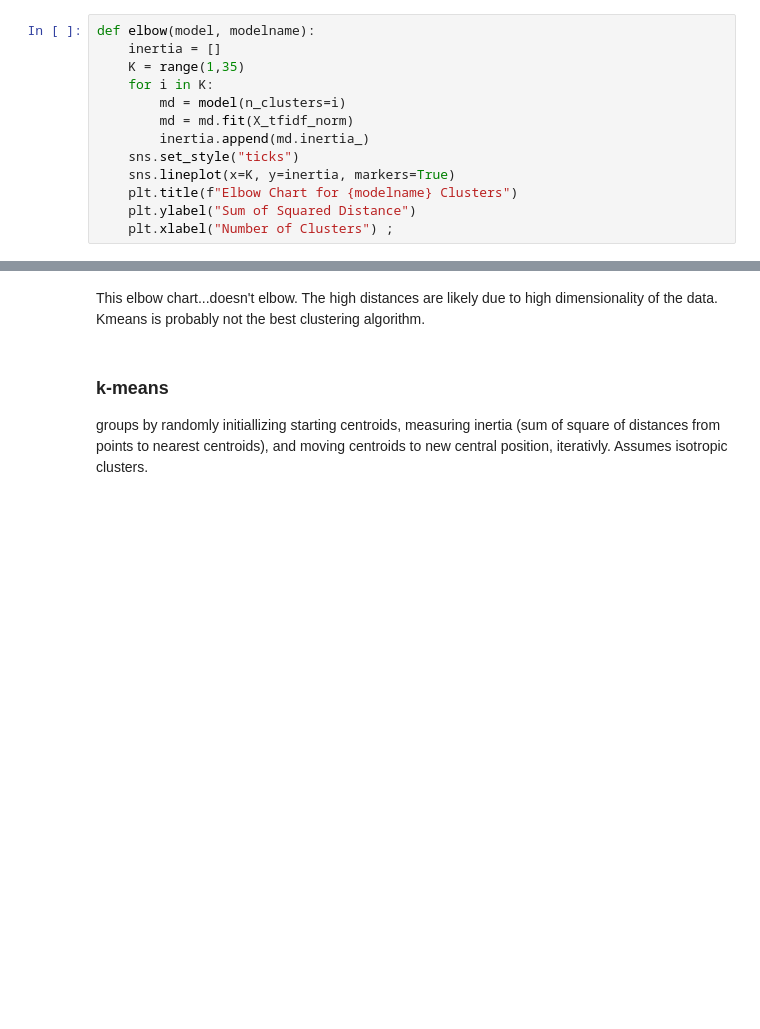
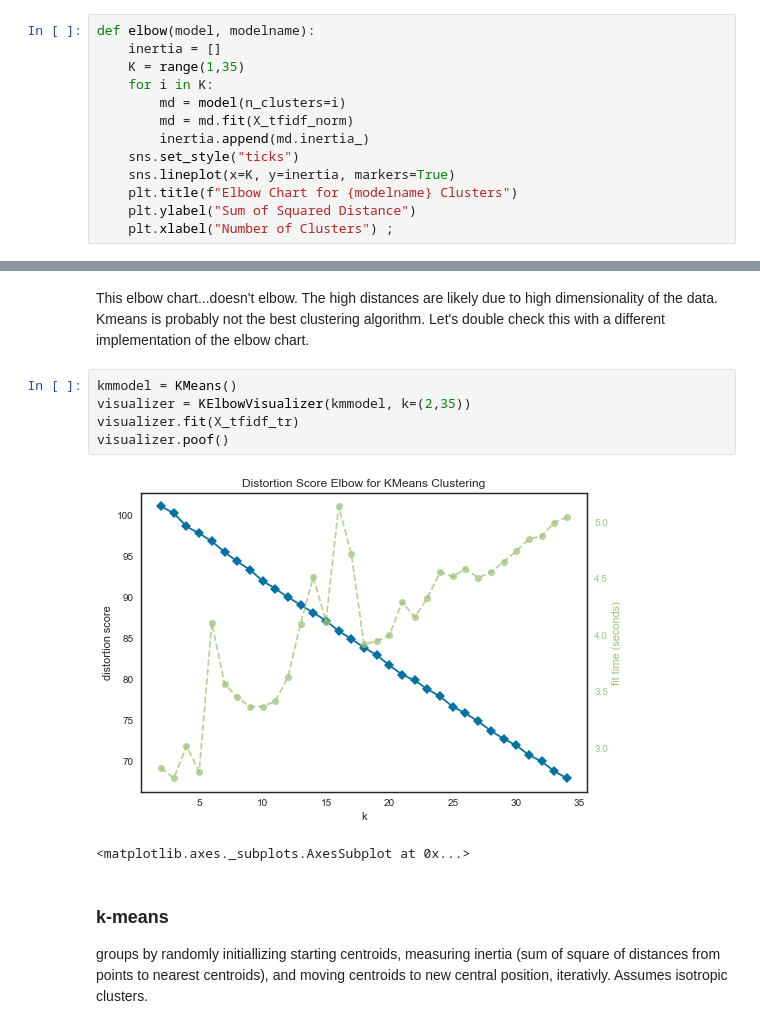
Before and after one commit to chrisoyer/unsupervised_learning-scifi_stories, a Jupyter notebook: scifi_stories.ipynb, the cells around one changed output, grey strips where cells are left out. Cells and saved outputs as stored; diff of their text form; blank space fills up the shorter version.

Commit message:
added updated elbow graph

```diff
--- a/scifi_stories.ipynb
+++ b/scifi_stories.ipynb
@@ -342,5 +360,13 @@ elbow(KMeans, "KMeans")
 # %% [markdown]
-This elbow chart...doesn't elbow. The high distances are likely due to high dimensionality of the data. Kmeans is probably not the best clustering algorithm.
+This elbow chart...doesn't elbow. The high distances are likely due to high dimensionality of the data. Kmeans is probably not the best clustering algorithm. Let's double check this with a different implementation of the elbow chart.
+# %%
+kmmodel = KMeans()
+visualizer = KElbowVisualizer(kmmodel, k=(2,35))
+visualizer.fit(X_tfidf_tr)
+visualizer.poof()
+# %% [output]
+[figure, added]
+<matplotlib.axes._subplots.AxesSubplot at 0x...>
 # %% [markdown]
 ### k-means
 groups by randomly initiallizing starting centroids, measuring inertia (sum of square of distances from points to nearest centroids), and moving centroids to new central position, iterativly. Assumes isotropic clusters.
```
Also changed, not shown: parts of 8 cells of this notebook.
